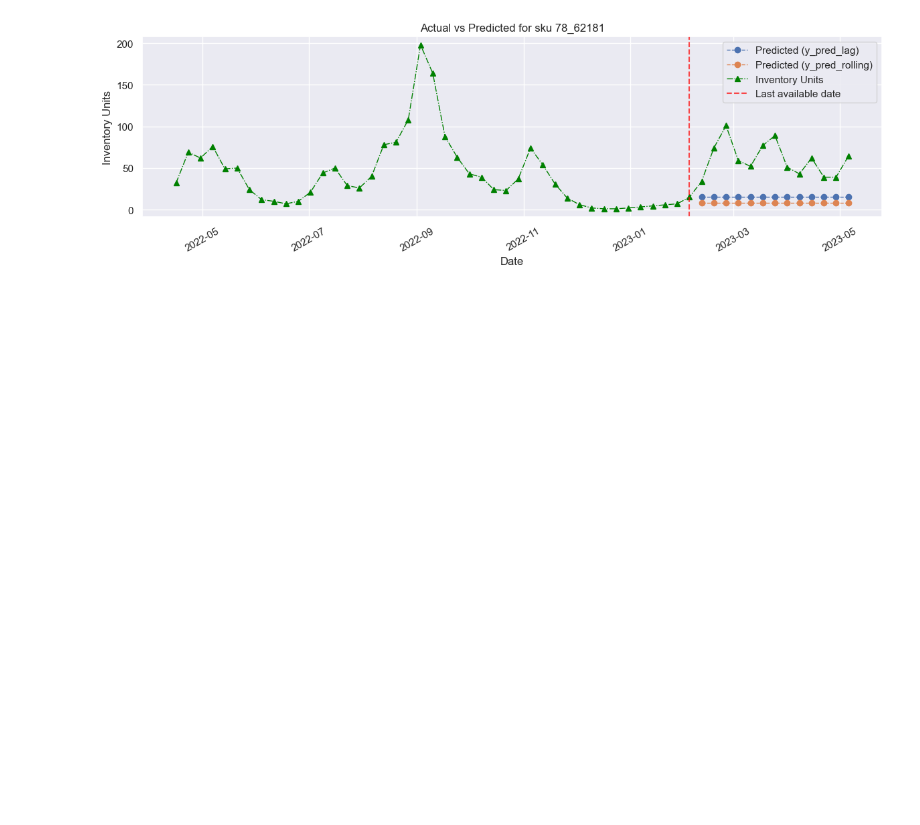
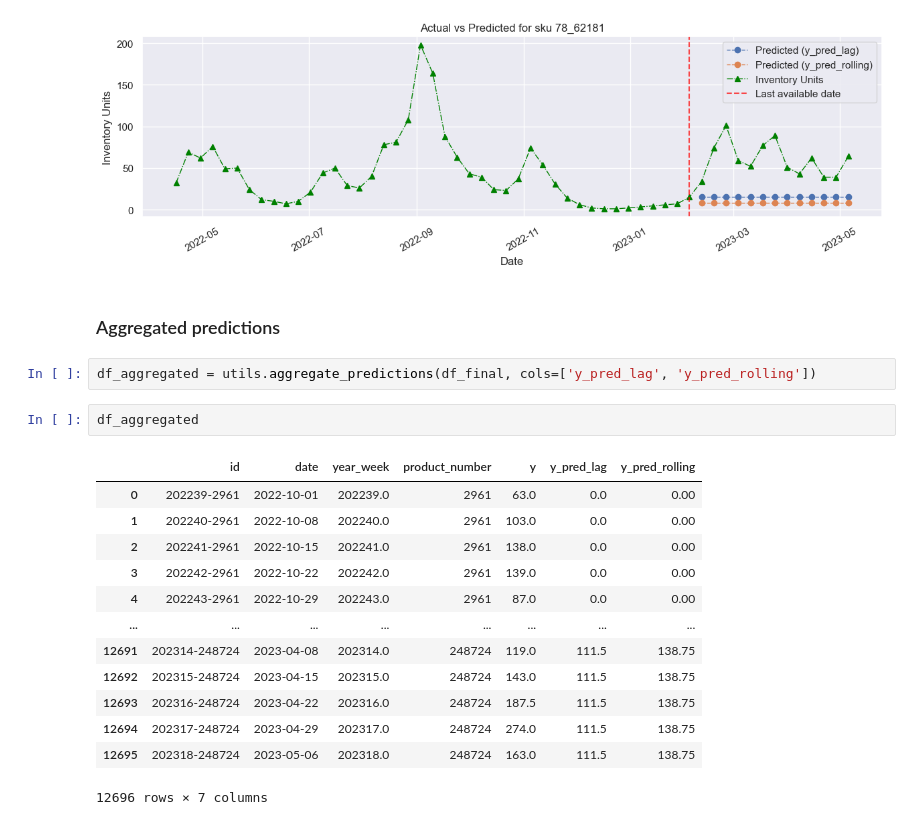
Before and after one commit to giarets/hp_use_case, a Jupyter notebook: 2_model_naive_bottom_up.ipynb, the cells around one changed output. Drawn from its saved outputs; the diff is of its cells as text; blank space fills up the shorter version.

```diff
--- a/2_model_naive.ipynb
+++ b/2_model_naive_bottom_up.ipynb
@@ -84,3 +121,23 @@ for sku in list_skus:
 [figure]
 [figure]
 [figure]
+# %% [markdown]
+### Aggregated predictions
+# %%
+df_aggregated = utils.aggregate_predictions(df_final, cols=['y_pred_lag', 'y_pred_rolling'])
+# %%
+df_aggregated
+# %% [output]
+|  | id | date | year_week | product_number | y | y_pred_lag | y_pred_rolling |
+| 0 | 202239-2961 | 2022-10-01 | 202239.0 | 2961 | 63.0 | 0.0 | 0.00 |
+| 1 | 202240-2961 | 2022-10-08 | 202240.0 | 2961 | 103.0 | 0.0 | 0.00 |
+| 2 | 202241-2961 | 2022-10-15 | 202241.0 | 2961 | 138.0 | 0.0 | 0.00 |
+| 3 | 202242-2961 | 2022-10-22 | 202242.0 | 2961 | 139.0 | 0.0 | 0.00 |
+| 4 | 202243-2961 | 2022-10-29 | 202243.0 | 2961 | 87.0 | 0.0 | 0.00 |
+| ... | ... | ... | ... | ... | ... | ... | ... |
+| 12691 | 202314-248724 | 2023-04-08 | 202314.0 | 248724 | 119.0 | 111.5 | 138.75 |
+| 12692 | 202315-248724 | 2023-04-15 | 202315.0 | 248724 | 143.0 | 111.5 | 138.75 |
+| 12693 | 202316-248724 | 2023-04-22 | 202316.0 | 248724 | 187.5 | 111.5 | 138.75 |
+| 12694 | 202317-248724 | 2023-04-29 | 202317.0 | 248724 | 274.0 | 111.5 | 138.75 |
+| 12695 | 202318-248724 | 2023-05-06 | 202318.0 | 248724 | 163.0 | 111.5 | 138.75 |
+12696 rows × 7 columns
```
Also changed, not shown: parts of 7 cells of this notebook, 2 other files.
